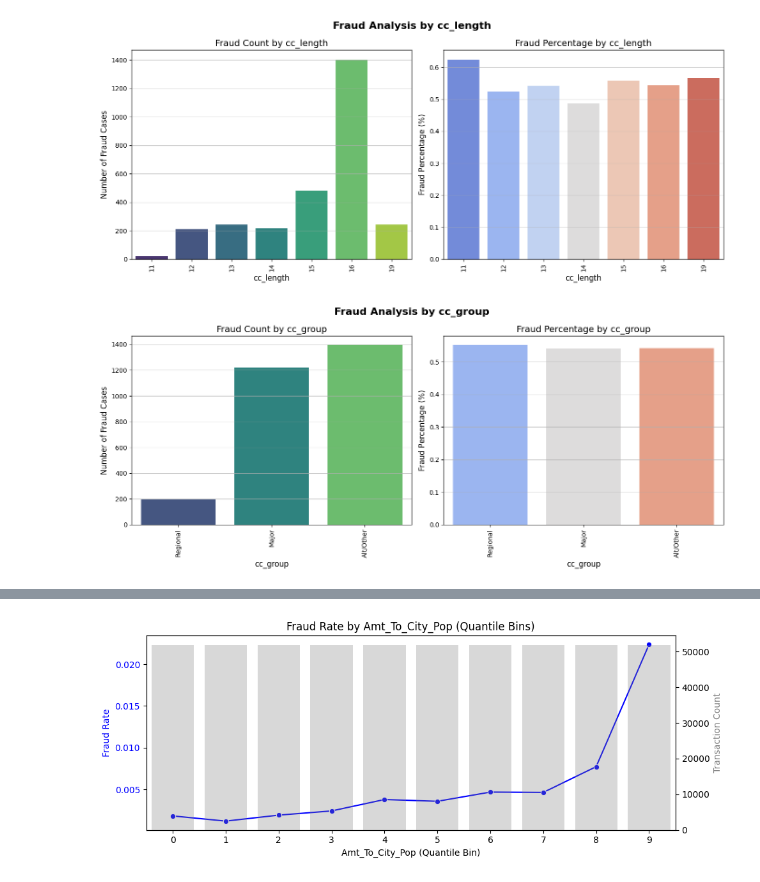
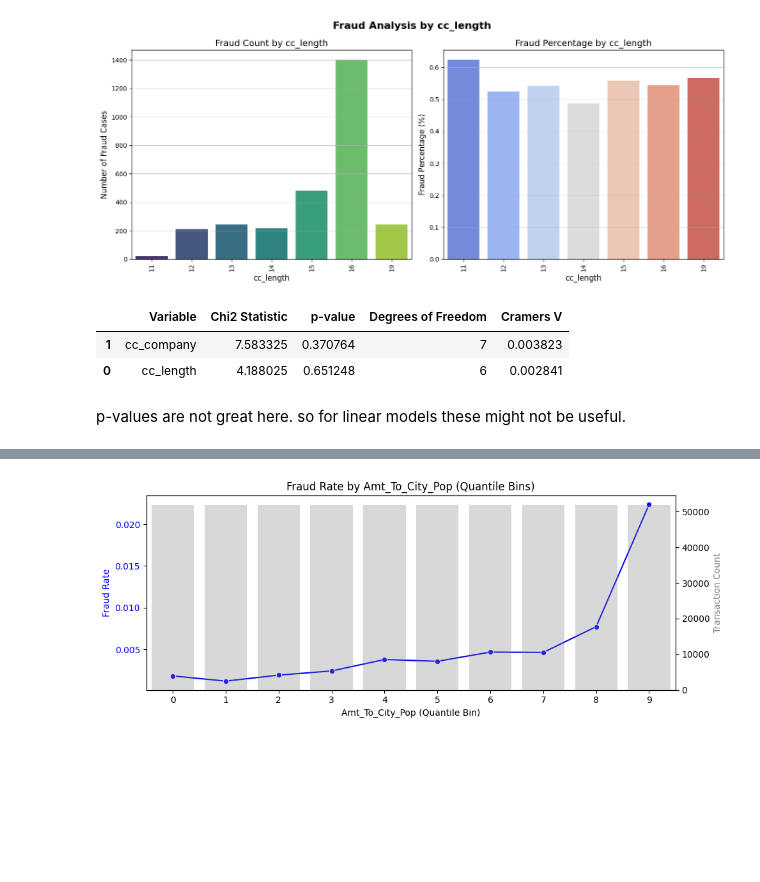
Before and after one commit to Shogant/Credit_Card_Fraud_Detection_Model, a Jupyter notebook: Feature_Engineering.ipynb, the cells around one changed output, grey strips where cells are left out. Saved outputs shown, nothing was run; the diff lists cells and outputs as text; code cells hidden in the pictures; blank space fills up the shorter version.

Commit message:
correct EDA univatiate

```diff
--- a/Feature_Engineering.ipynb
+++ b/Feature_Engineering.ipynb
@@ -191,20 +199,29 @@ df['cc_length'] = df['cc_num'].astype(str).str.len()
 plot_categorical(df, 'cc_length')
 # %% [output]
 [figure]
-# %%
-df['cc_group'] = df['cc_company'].replace({
-    'Visa': 'Major',
-    'MasterCard': 'Major',
-    'American Express': 'Major',
-    'Discover': 'Major',
-    'MIR': 'Regional',
-    'Dankort': 'Regional',
-    'Laser': 'Regional',
-    'Maestro': 'Alt/Other',
-    'JCB': 'Alt/Other',
-    'Diners Club': 'Alt/Other',
-    'Other': 'Alt/Other'
-})
-plot_categorical(df, 'cc_group')
-# %% [output]
-[figure, removed]
+# %%
+# Chi-Square Test (Categorical Feature Vs Categorical Target = `is_fraud`)
+
+results = []
+
+for cat in ['cc_length', 'cc_company']:
+    contingency_table = pd.crosstab(df[cat], df['is_fraud'])
+    chi2, p, dof, ex = chi2_contingency(contingency_table, correction=False)
+    n = contingency_table.sum().sum()
+    cramer_v = np.sqrt(chi2 / (n * (min(contingency_table.shape) - 1)))
+    results.append({
+        'Variable': cat,
+        'Chi2 Statistic': chi2,
+        'p-value': p,
+        'Degrees of Freedom': dof,
+        'Cramers V': cramer_v
+    })
+
+chi2_results = pd.DataFrame(results).sort_values(by='p-value', ascending=True)
+chi2_results
+# %% [output]
+|  | Variable | Chi2 Statistic | p-value | Degrees of Freedom | Cramers V |
+| 1 | cc_company | 7.583325 | 0.370764 | 7 | 0.003823 |
+| 0 | cc_length | 4.188025 | 0.651248 | 6 | 0.002841 |
+# %% [markdown]
+p-values are not great here. so for linear models these might not be useful.
```
Also changed, not shown: parts of 24 cells of this notebook, 2 other files.
